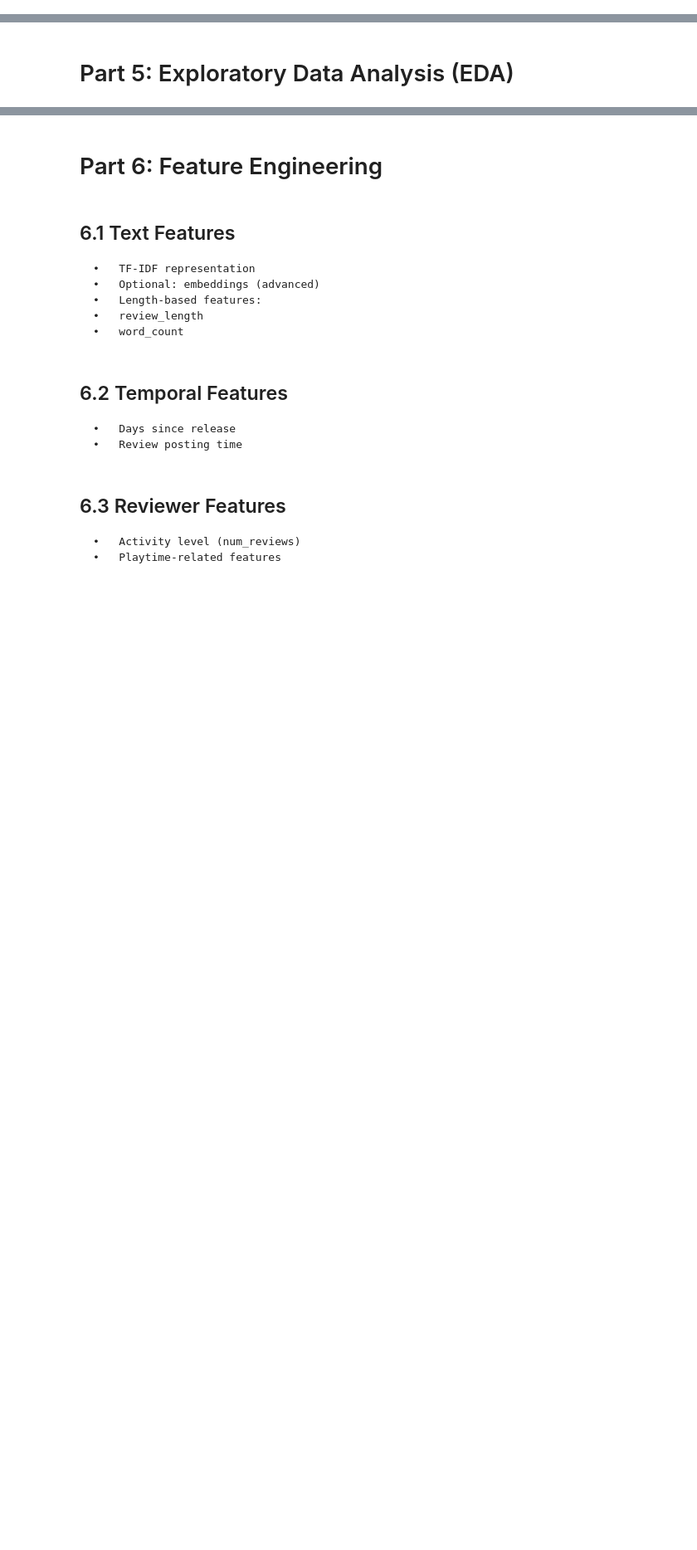
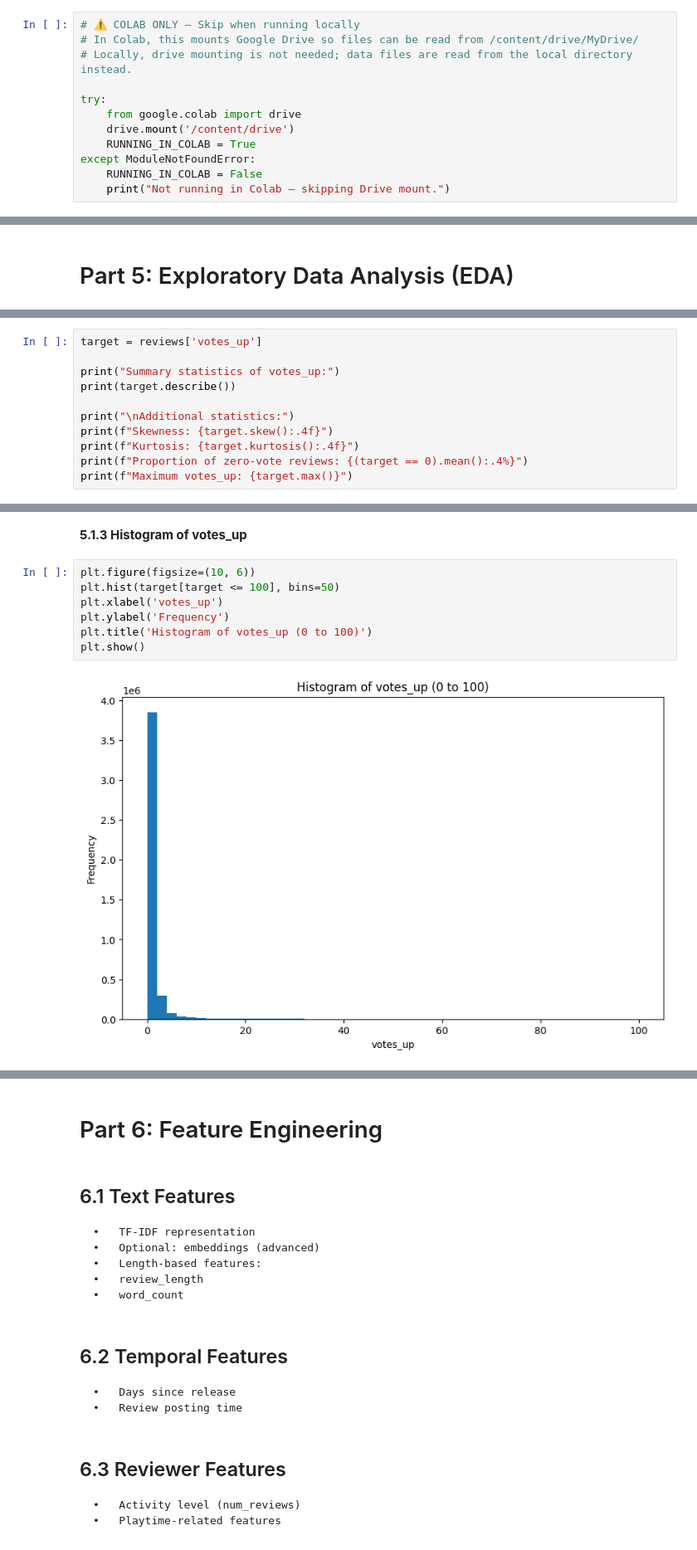
Before and after one commit to Ginnn778/ECE-9612-Group-Project, a Jupyter notebook: Predicting_the_Helpfulness_of_Game_Reviews.ipynb, the cells around one changed output, grey strips where cells are left out. Shown at 83% size. Drawn from its saved outputs; the diff is of its cells as text; blank space fills up the shorter version.

```diff
--- a/Predicting_the_Helpfulness_of_Game_Reviews.ipynb
+++ b/Predicting_the_Helpfulness_of_Game_Reviews.ipynb
@@ -80,0 +183,12 @@ Drive already mounted at /content/drive; to attempt to forcibly remount, call dr
+# %%
+# ⚠️ COLAB ONLY — Skip when running locally
+# In Colab, this mounts Google Drive so files can be read from /content/drive/MyDrive/
+# Locally, drive mounting is not needed; data files are read from the local directory instead.
+
+try:
+    from google.colab import drive
+    drive.mount('/content/drive')
+    RUNNING_IN_COLAB = True
+except ModuleNotFoundError:
+    RUNNING_IN_COLAB = False
+    print("Not running in Colab — skipping Drive mount.")
@@ -235,0 +355,11 @@ KeyError: "['review_word_count', 'days_since_release'] not in index"
+# %%
+target = reviews['votes_up']
+
+print("Summary statistics of votes_up:")
+print(target.describe())
+
+print("\nAdditional statistics:")
+print(f"Skewness: {target.skew():.4f}")
+print(f"Kurtosis: {target.kurtosis():.4f}")
+print(f"Proportion of zero-vote reviews: {(target == 0).mean():.4%}")
+print(f"Maximum votes_up: {target.max()}")
@@ -235,0 +409,11 @@ KeyError: "['review_word_count', 'days_since_release'] not in index"
+# %% [markdown]
+**5.1.3 Histogram of votes_up**
+# %%
+plt.figure(figsize=(10, 6))
+plt.hist(target[target <= 100], bins=50)
+plt.xlabel('votes_up')
+plt.ylabel('Frequency')
+plt.title('Histogram of votes_up (0 to 100)')
+plt.show()
+# %% [output]
+[figure, added]
```
Also changed, not shown: parts of 65 cells of this notebook, 6 other files.
